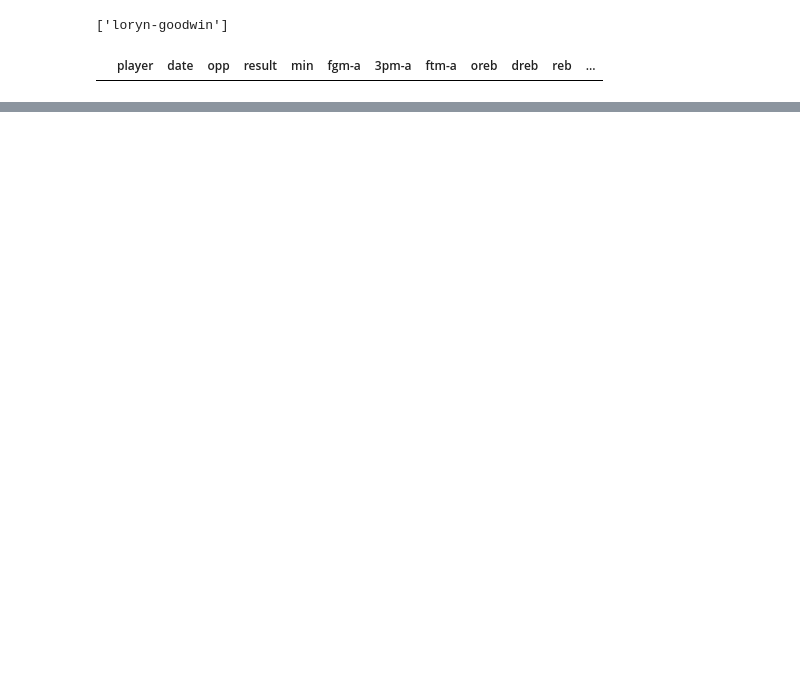
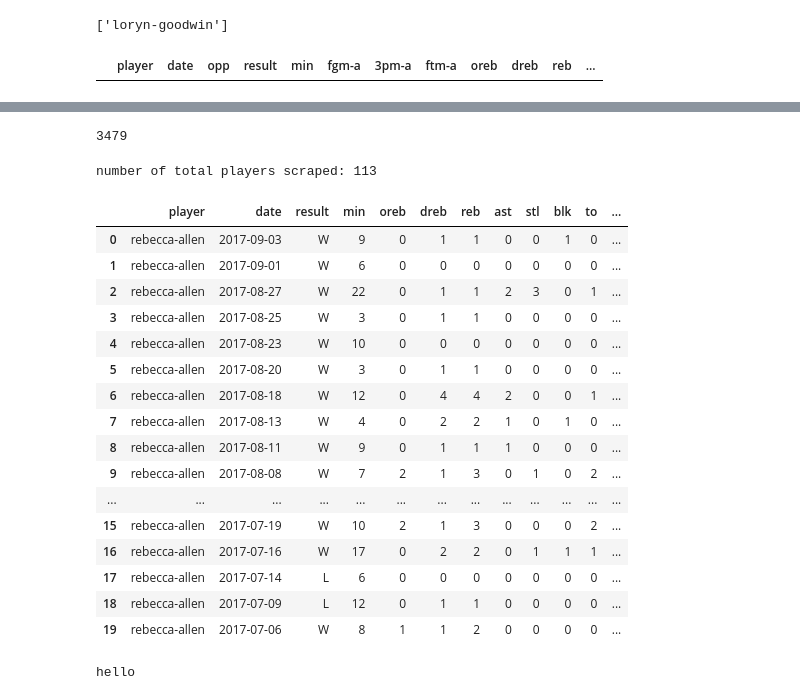
Before and after one commit to shubhox/draftkings, a Jupyter notebook: WNBA_Analysis.ipynb, the cells around one changed output, grey strips where cells are left out. Saved outputs shown, nothing was run; the diff lists cells and outputs as text; code cells hidden in the pictures; blank space fills up the shorter version.

```diff
--- a/WNBA_Analysis.ipynb
+++ b/WNBA_Analysis.ipynb
@@ -182,0 +200,68 @@ df.tail()
+# %%
+len(list(map(lambda x: x.find('@'), df['opp'])))
+# %% [output]
+3479
+# %%
+print("number of total players scraped:",len(df['player'].unique()))
+# %% [output]
+number of total players scraped: 113
+# %%
+#### Create a cleaner dataframe
+
+#Make date into datetime format
+df['date'] = pd.to_datetime(df['date'])
+
+#Make opp into team / opponent / home or road game
+home_away = []
+for i in (list(map(lambda x: x.find('@'), df['opp']))):
+    if i ==  -1:
+        home_away.append('home')
+    else:
+        home_away.append('away')
+df['home_away'] = home_away
+
+team_list = []
+opp_list = []
+for i in df['opp']:
+    team_list.append(i[:3])
+    opp_list.append(i[-3:])
+df['team'] = team_list
+df['opponent'] = opp_list
+
+#Separate fgm-a into fgm and fga
+df['fgm'] = list(map(lambda x: x[:x.find('-')-1], df['fgm-a']))
+df['fga'] = list(map(lambda x: x[x.find('-')+2:], df['fgm-a']))
+
+#Separate 3pm-a into 3pm and 3pma
+df['3pm'] = list(map(lambda x: x[:x.find('-')-1], df['3pm-a']))
+df['3pa'] = list(map(lambda x: x[x.find('-')+2:], df['3pm-a']))
+
+#Separate ftm-a into ftm and ftm-a
+df['ftm'] = list(map(lambda x: x[:x.find('-')-1], df['ftm-a']))
+df['fta'] = list(map(lambda x: x[x.find('-')+2:], df['ftm-a']))
+
+df = df.drop(['opp','fgm-a','3pm-a','ftm-a'], axis = 1)
+# %%
+df.head(20)
+# %% [output]
+|  | player | date | result | min | oreb | dreb | reb | ast | stl | blk | to | ... |
+| 0 | rebecca-allen | 2017-09-03 | W | 9 | 0 | 1 | 1 | 0 | 0 | 1 | 0 | ... |
+| 1 | rebecca-allen | 2017-09-01 | W | 6 | 0 | 0 | 0 | 0 | 0 | 0 | 0 | ... |
+| 2 | rebecca-allen | 2017-08-27 | W | 22 | 0 | 1 | 1 | 2 | 3 | 0 | 1 | ... |
+| 3 | rebecca-allen | 2017-08-25 | W | 3 | 0 | 1 | 1 | 0 | 0 | 0 | 0 | ... |
+| 4 | rebecca-allen | 2017-08-23 | W | 10 | 0 | 0 | 0 | 0 | 0 | 0 | 0 | ... |
+| 5 | rebecca-allen | 2017-08-20 | W | 3 | 0 | 1 | 1 | 0 | 0 | 0 | 0 | ... |
+| 6 | rebecca-allen | 2017-08-18 | W | 12 | 0 | 4 | 4 | 2 | 0 | 0 | 1 | ... |
+| 7 | rebecca-allen | 2017-08-13 | W | 4 | 0 | 2 | 2 | 1 | 0 | 1 | 0 | ... |
+| 8 | rebecca-allen | 2017-08-11 | W | 9 | 0 | 1 | 1 | 1 | 0 | 0 | 0 | ... |
+| 9 | rebecca-allen | 2017-08-08 | W | 7 | 2 | 1 | 3 | 0 | 1 | 0 | 2 | ... |
+| ... | ... | ... | ... | ... | ... | ... | ... | ... | ... | ... | ... | ... |
+| 15 | rebecca-allen | 2017-07-19 | W | 10 | 2 | 1 | 3 | 0 | 0 | 0 | 2 | ... |
+| 16 | rebecca-allen | 2017-07-16 | W | 17 | 0 | 2 | 2 | 0 | 1 | 1 | 1 | ... |
+| 17 | rebecca-allen | 2017-07-14 | L | 6 | 0 | 0 | 0 | 0 | 0 | 0 | 0 | ... |
+| 18 | rebecca-allen | 2017-07-09 | L | 12 | 0 | 1 | 1 | 0 | 0 | 0 | 0 | ... |
+| 19 | rebecca-allen | 2017-07-06 | W | 8 | 1 | 1 | 2 | 0 | 0 | 0 | 0 | ... |
+# %%
+print("hello")
+# %% [output]
+hello
```
Also changed, not shown: parts of 5 cells of this notebook.
